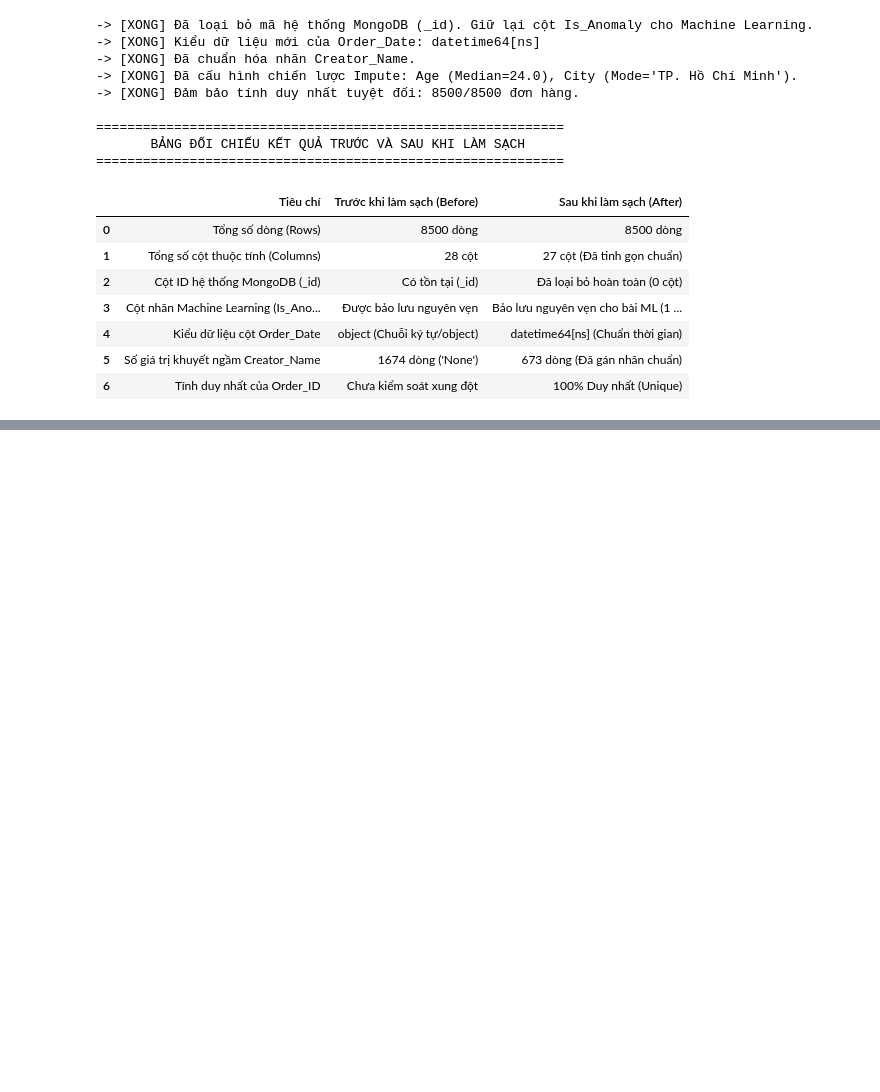
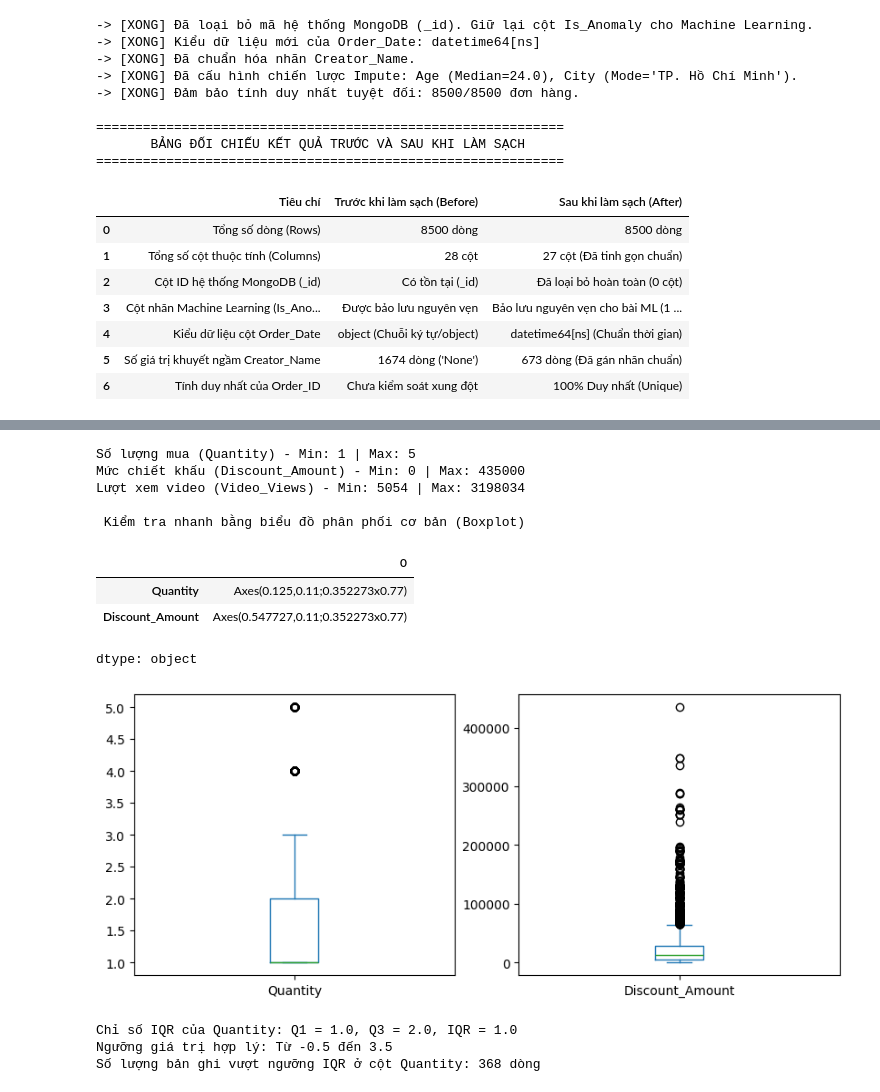
Before and after one commit to 24126157-ux/03_17_, a Jupyter notebook: source-code/02_Data_Cleaning_Null_Duplicates.ipynb, the cells around one changed output, grey strips where cells are left out. Drawn from its saved outputs; the diff is of its cells as text; code cells hidden in the pictures; blank space fills up the shorter version.

Commit message:
Hoan thanh nhiem vu lam sach va xu li outlier

```diff
--- a/source-code/02_Data_Cleaning_Null_Duplicates.ipynb
+++ b/source-code/02_Data_Cleaning_Null_Duplicates.ipynb
@@ -170,0 +181,25 @@ display(pd.DataFrame(summary_data))
+# %%
+# Tạo bản sao dữ liệu để làm sạch
+df_clean = df.copy()
+
+# 1. Chuẩn hóa chuỗi văn bản (Xóa khoảng trắng thừa và viết hoa chữ cái đầu cho các cột TMĐT)
+cols_text = ['Main_Category', 'Sub_Category', 'Payment_Method', 'Shipping_City']
+for col in cols_text:
+    if col in df_clean.columns:
+        df_clean[col] = df_clean[col].astype(str).str.strip().str.title()
+
+# 2. Biến đổi kiểu dữ liệu số (Ép kiểu sang dạng số để tính toán doanh thu, giá, số lượng)
+cols_so = ['Unit_Price', 'Quantity', 'Discount_Amount', 'Shipping_Fee', 'Total_Amount']
+for col in cols_so:
+    if col in df_clean.columns:
+        df_clean[col] = pd.to_numeric(df_clean[col], errors='coerce')
+
+# 3. Biến đổi kiểu dữ liệu thời gian (Ép kiểu sang Datetime để phân tích biểu đồ xu hướng theo ngày)
+if 'Order_Date' in df_clean.columns:
+    df_clean['Order_Date'] = pd.to_datetime(df_clean['Order_Date'], errors='coerce')
+
+print("Kiểu dữ liệu mới (dtypes):")
+print(df_clean[['Unit_Price', 'Quantity', 'Discount_Amount', 'Total_Amount', 'Order_Date']].dtypes)
+
+print("\nGiá trị chuỗi sau khi làm sạch (chỉ lấy 10 dòng đầu để check):")
+print(df_clean[['Main_Category', 'Payment_Method', 'Shipping_City']].head(10))
@@ -170,0 +227,38 @@ display(pd.DataFrame(summary_data))
+# %%
+print("Số lượng mua (Quantity) - Min:", df_clean['Quantity'].min(), "| Max:", df_clean['Quantity'].max())
+print("Mức chiết khấu (Discount_Amount) - Min:", df_clean['Discount_Amount'].min(), "| Max:", df_clean['Discount_Amount'].max())
+print("Lượt xem video (Video_Views) - Min:", df_clean['Video_Views'].min(), "| Max:", df_clean['Video_Views'].max())
+
+print("\n Kiểm tra nhanh bằng biểu đồ phân phối cơ bản (Boxplot) ")
+df_clean[['Quantity', 'Discount_Amount']].plot(kind='box', subplots=True, layout=(1, 2), figsize=(10, 4))
+# %% [output]
+Số lượng mua (Quantity) - Min: 1 | Max: 5
+Mức chiết khấu (Discount_Amount) - Min: 0 | Max: 435000
+Lượt xem video (Video_Views) - Min: 5054 | Max: 3198034
+
+ Kiểm tra nhanh bằng biểu đồ phân phối cơ bản (Boxplot)
+|  | 0 |
+| Quantity | Axes(0.125,0.11;0.352273x0.77) |
+| Discount_Amount | Axes(0.547727,0.11;0.352273x0.77) |
+dtype: object
+[figure, added]
+# %%
+# PHÂN TÍCH OUTLIERS BẰNG PHƯƠNG PHÁP IQR
+Q1 = df_clean['Quantity'].quantile(0.25)
+Q3 = df_clean['Quantity'].quantile(0.75)
+IQR = Q3 - Q1
+
+# Xác định ngưỡng chuẩn
+nguong_duoi = Q1 - 1.5 * IQR
+nguong_tren = Q3 + 1.5 * IQR
+
+print(f"Chỉ số IQR của Quantity: Q1 = {Q1}, Q3 = {Q3}, IQR = {IQR}")
+print(f"Ngưỡng giá trị hợp lý: Từ {nguong_duoi} đến {nguong_tren}")
+
+# Lọc các dòng vượt ngưỡng IQR
+outliers_quantity = df_clean[(df_clean['Quantity'] < nguong_duoi) | (df_clean['Quantity'] > nguong_tren)]
+print(f"Số lượng bản ghi vượt ngưỡng IQR ở cột Quantity: {outliers_quantity.shape[0]} dòng")
+# %% [output]
+Chỉ số IQR của Quantity: Q1 = 1.0, Q3 = 2.0, IQR = 1.0
+Ngưỡng giá trị hợp lý: Từ -0.5 đến 3.5
+Số lượng bản ghi vượt ngưỡng IQR ở cột Quantity: 368 dòng
```
Also changed, not shown: parts of 3 cells of this notebook, 1 other file.
